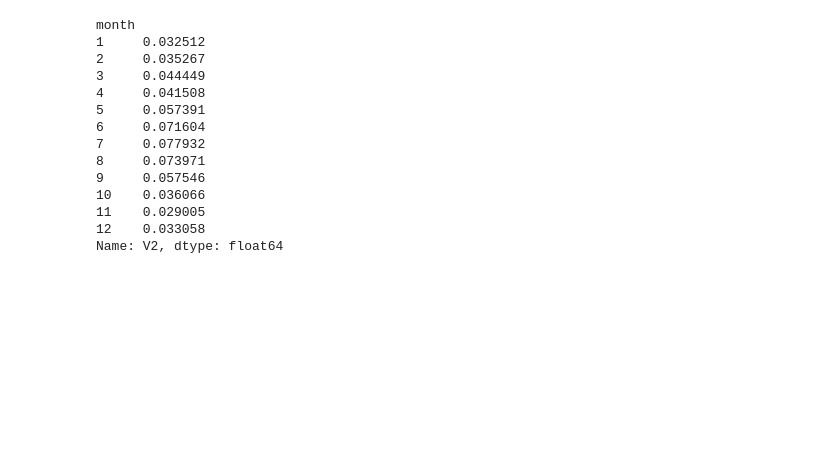
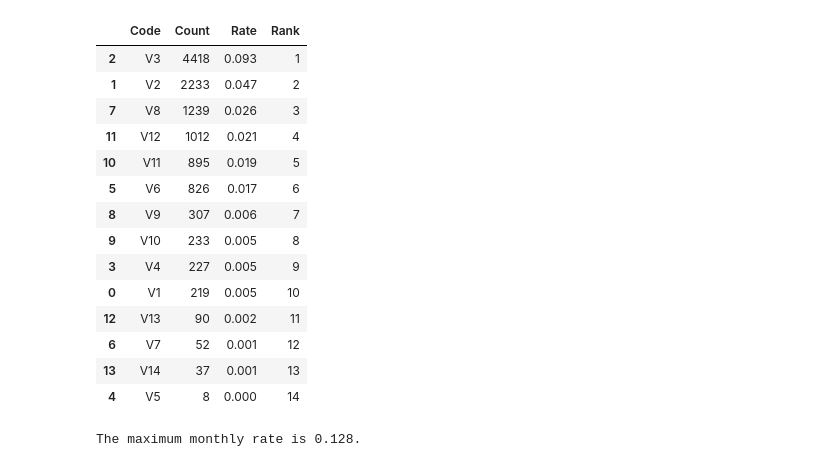
Before and after one commit to vingkan/foodinspectionforecasting, a Jupyter notebook: IIT/16_canvass_violations.ipynb, the cells around one changed output. Cells and saved outputs as stored; diff of their text form; code cells hidden in the pictures; blank space fills up the shorter version.

```diff
--- a/IIT/16_canvass_violations.ipynb
+++ b/IIT/16_canvass_violations.ipynb
@@ -23,17 +51,30 @@ Date Range: 2010-01-04 to 2019-04-03
-# %%
-df.groupby("month")["V2"].mean()
-# %% [output]
-month
-1     0.032512
-2     0.035267
-3     0.044449
-4     0.041508
-5     0.057391
-6     0.071604
-7     0.077932
-8     0.073971
-9     0.057546
-10    0.036066
-11    0.029005
-12    0.033058
-Name: V2, dtype: float64
+# %%
+vmat = df[VIOLATIONS].values
+vdf = pd.DataFrame()
+vdf["Code"] = VIOLATIONS
+vdf["Count"] = vmat.sum(axis=0)
+vdf["Rate"] = vmat.sum(axis=0) / len(vmat)
+vdf["Rank"] = len(VIOLATIONS) - stat.rankdata(vdf["Count"].values).astype(int) + 1
+vdf = vdf[["Code", "Count", "Rate", "Rank"]]
+vdf.sort_values("Rank").round(3)
+# %% [output]
+|  | Code | Count | Rate | Rank |
+| 2 | V3 | 4418 | 0.093 | 1 |
+| 1 | V2 | 2233 | 0.047 | 2 |
+| 7 | V8 | 1239 | 0.026 | 3 |
+| 11 | V12 | 1012 | 0.021 | 4 |
+| 10 | V11 | 895 | 0.019 | 5 |
+| 5 | V6 | 826 | 0.017 | 6 |
+| 8 | V9 | 307 | 0.006 | 7 |
+| 9 | V10 | 233 | 0.005 | 8 |
+| 3 | V4 | 227 | 0.005 | 9 |
+| 0 | V1 | 219 | 0.005 | 10 |
+| 12 | V13 | 90 | 0.002 | 11 |
+| 6 | V7 | 52 | 0.001 | 12 |
+| 13 | V14 | 37 | 0.001 | 13 |
+| 4 | V5 | 8 | 0.000 | 14 |
+# %%
+max_rate = max([df.groupby("month")[v].mean().max() for v in VIOLATIONS])
+print("The maximum monthly rate is {0:.3f}.".format(max_rate))
+# %% [output]
+The maximum monthly rate is 0.128.
```
Also changed, not shown: parts of 16 cells of this notebook, 2 other files.
